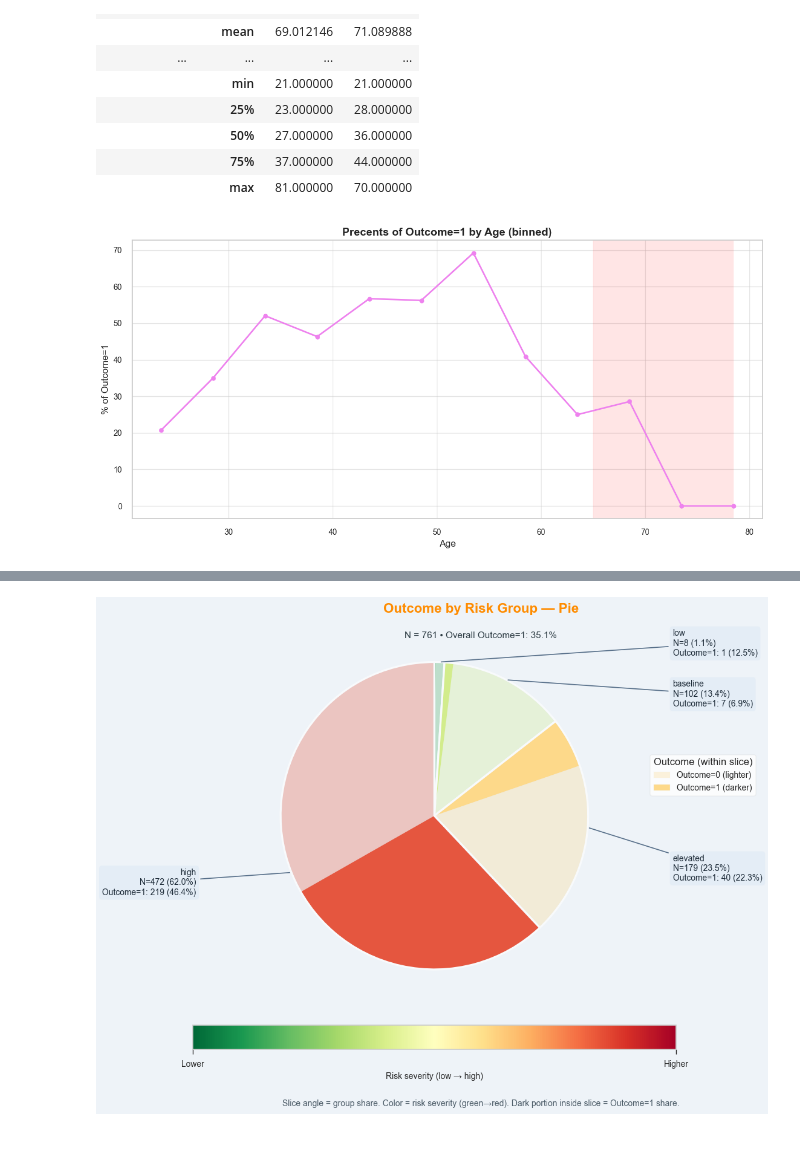
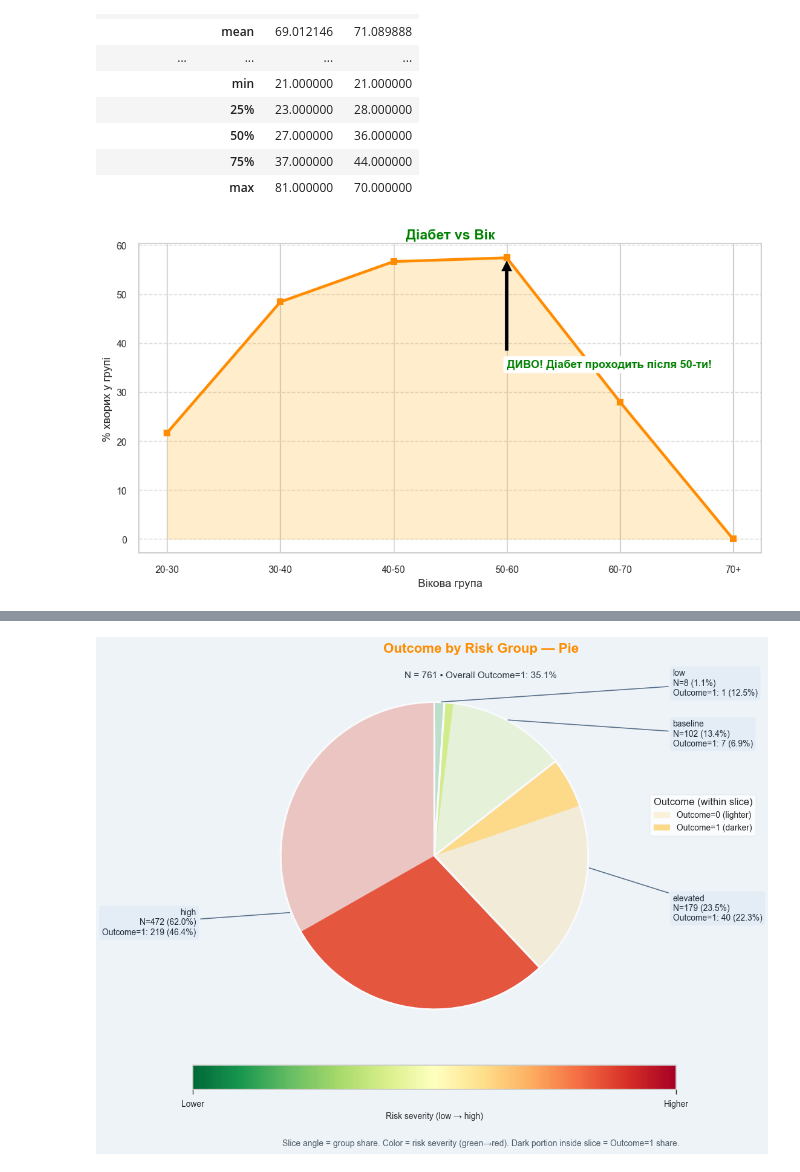
Before and after one commit to denys-ops/SET-DataAnalysis, a Jupyter notebook: hw/HW_6_Kondratiuk_Kosteniuk.ipynb, the cells around one changed output, grey strips where cells are left out. Cells and saved outputs as stored; diff of their text form; code cells hidden in the pictures; blank space fills up the shorter version.

Commit message:
feat: HW7/Hide some manipulations

```diff
--- a/hw/HW_6_Kondratiuk_Kosteniuk.ipynb
+++ b/hw/HW_6_Kondratiuk_Kosteniuk.ipynb
@@ -696,38 +696,32 @@ plt.style.use("seaborn-v0_8-notebook")
 plt.rcParams["figure.figsize"] = [12, 6]
 plt.rcParams["font.size"] = 11
 # %%
-# Моя теорія: люди з поганим рівнем глюкози довго не живуть.
+# Спробуємо дослідити вплив віку на діабет
 
-diabetes_data = diabetes_data_enriched
+age_bins = [20, 30, 40, 50, 60, 70, 100]
+labels = ["20-30", "30-40", "40-50", "50-60", "60-70", "70+"]
+diabetes_data['Age_Group'] = pd.cut(diabetes_data['Age'], bins=age_bins, labels=labels)
 
+survival_manipulation = diabetes_data.groupby('Age_Group')['Outcome'].mean() * 100
 
-bin_size = 5
-age_min = diabetes_data["Age"].min()
-age_max = diabetes_data["Age"].max()
-bins = pd.interval_range(start=age_min, end=age_max + bin_size, freq=bin_size)
+plt.figure(figsize=(12, 6))
+plt.plot(survival_manipulation.index, survival_manipulation.values, marker='s', linewidth=3, color='darkorange')
+plt.fill_between(survival_manipulation.index, survival_manipulation.values, color='orange', alpha=0.2)
 
-diabetes_data["Age_bin"] = pd.cut(diabetes_data["Age"], bins=bins, include_lowest=True)
+plt.title("Діабет vs Вік", fontsize=15, fontweight='bold', color='green')
+plt.xlabel("Вікова група", fontsize=12)
+plt.ylabel("% хворих у групі", fontsize=12)
+plt.grid(axis='y', linestyle='--', alpha=0.7)
 
-rate_pct = diabetes_data.groupby("Age_bin")["Outcome"].mean().mul(100).sort_index()
+plt.annotate('ДИВО! Діабет проходить після 50-ти!',
+             xy=('50-60', 58), xytext=('50-60', 35),
+             arrowprops=dict(facecolor='black', shrink=0.05),
+             fontsize=12, color='green', fontweight='bold', bbox=dict(boxstyle="round", fc="w"))
 
-x = [interval.mid for interval in rate_pct.index]
-y = rate_pct.values
-
-fig, ax = plt.subplots()
-
-ax.plot(x, y, color="violet", linewidth=2, marker="o", markersize=6)
-
-ax.set_xlabel("Age", fontsize=12)
-ax.set_ylabel("% of Outcome=1", fontsize=12)
-ax.set_title("Precents of Outcome=1 by Age (binned)", fontsize=14, fontweight="bold")
-
-ax.axvspan(65, 78.5, alpha=0.1, color="red", label="")
-
-ax.grid(True, alpha=0.5)
-plt.tight_layout()
 plt.show()
 
-# Бачимо що люди з діабетом не проходять поріг 70 років, принаймі в рамках цього датасету.
-# Що підтверджує мою теорію стосовно рівня глюкози.
+# Наші дані відкривають неймовірну перспективу для літніх людей! Статистика показує,
+# що після 50 років відсоток хворих на діабет різко спадає, а після 70-ти і взагалі опускається до нуля.
+# Це може свідчити про те, що організм з віком виробляє природний імунітет або «переростає» хворобу.
 # %% [output]
-[figure, old version]
+[figure, new version]
```
Also changed, not shown: parts of 14 cells of this notebook.
